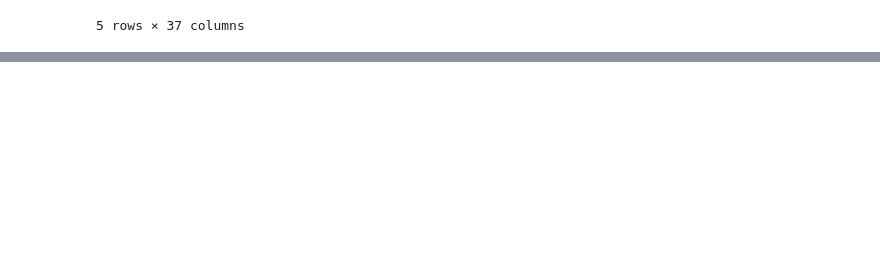
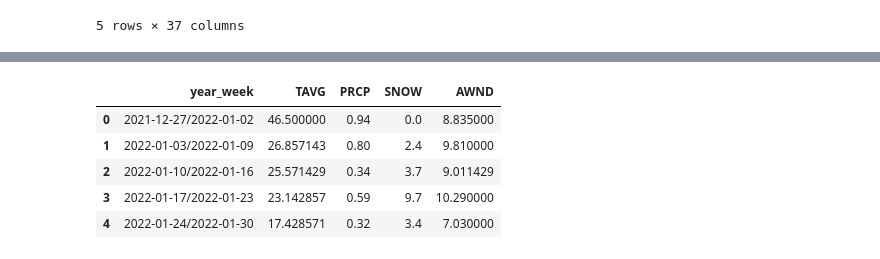
Before and after one commit to sophiaptk0809/311-pred, a Jupyter notebook: notebooks/high_risk_classification.ipynb, the cells around one changed output, grey strips where cells are left out. Cells and saved outputs as stored; diff of their text form; code cells hidden in the pictures; blank space fills up the shorter version.

```diff
--- a/notebooks/high_risk_classification.ipynb
+++ b/notebooks/high_risk_classification.ipynb
@@ -270,0 +316,5 @@ plt.show() -->
+# %%
+weather = pd.read_csv('data/weather_data.csv')
+weather['date'] = pd.to_datetime(weather['DATE']).dt.normalize()
+dpw_sm_part3['date'] = pd.to_datetime(dpw_sm_part3['date']).dt.normalize()
+merged = dpw_sm_part3.merge(weather, on='date', how='left')
@@ -422,0 +819,19 @@ Confusion matrix:
+# %%
+# weather
+weather['year_week'] = weather['date'].dt.to_period('W').astype(str)
+weekly_weather = weather.groupby('year_week').agg({
+    'TAVG': 'mean',
+    'PRCP': 'sum',
+    'SNOW': 'sum',
+    'AWND': 'mean'
+}).reset_index()
+full_df = full_df.merge(weekly_weather, on='year_week', how='left')
+# %%
+weekly_weather.head()
+# %% [output]
+|  | year_week | TAVG | PRCP | SNOW | AWND |
+| 0 | 2021-12-27/2022-01-02 | 46.500000 | 0.94 | 0.0 | 8.835000 |
+| 1 | 2022-01-03/2022-01-09 | 26.857143 | 0.80 | 2.4 | 9.810000 |
+| 2 | 2022-01-10/2022-01-16 | 25.571429 | 0.34 | 3.7 | 9.011429 |
+| 3 | 2022-01-17/2022-01-23 | 23.142857 | 0.59 | 9.7 | 10.290000 |
+| 4 | 2022-01-24/2022-01-30 | 17.428571 | 0.32 | 3.4 | 7.030000 |
```
Also changed, not shown: parts of 74 cells of this notebook.
